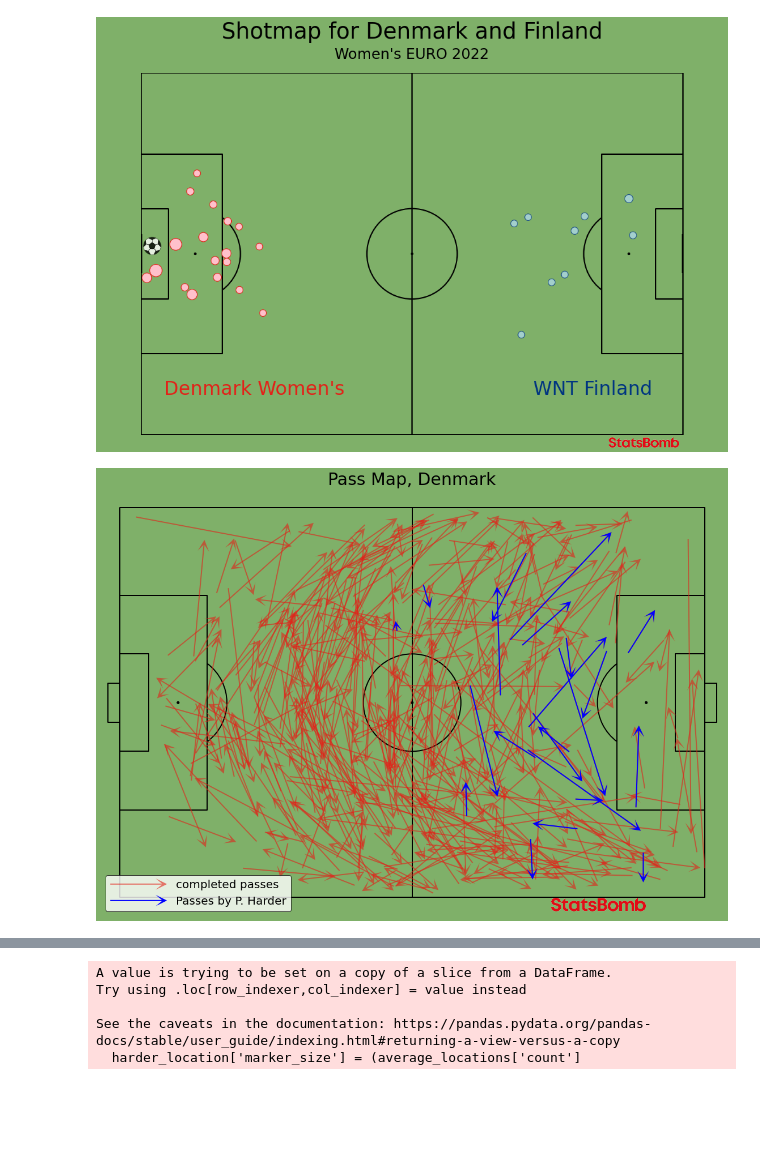
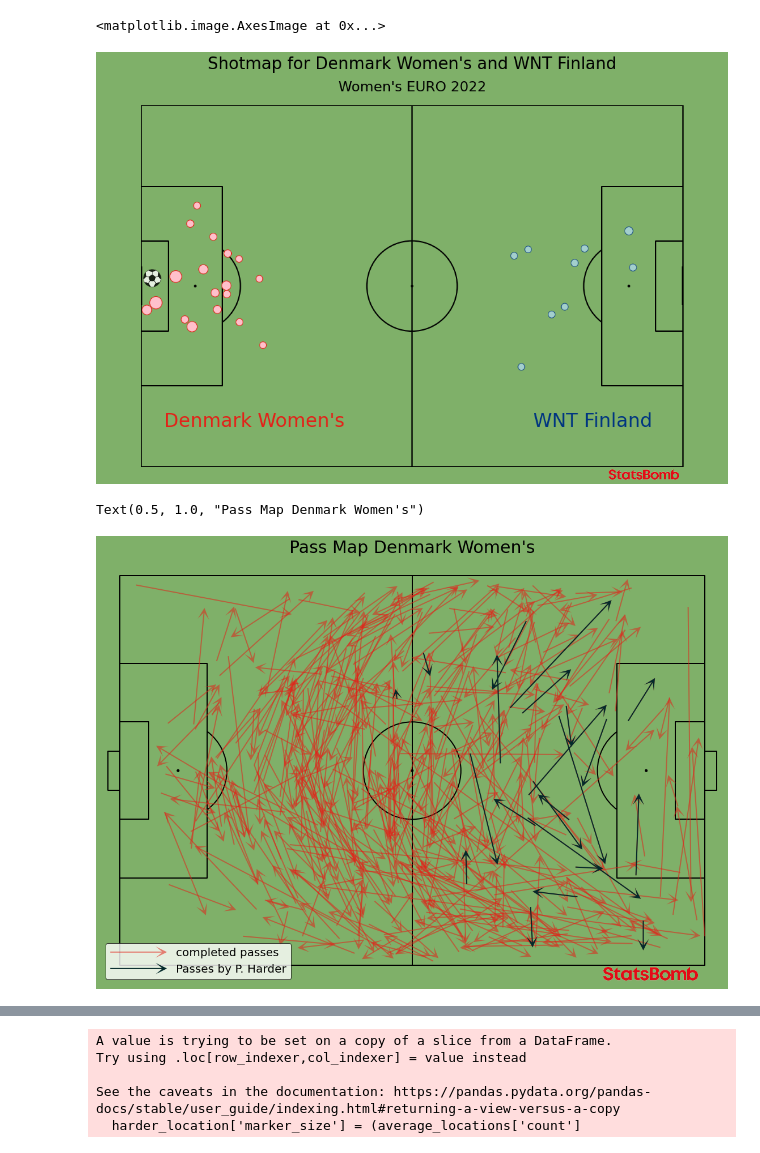
Before and after one commit to AugustSteff/Data-Analysis-in-football, a Jupyter notebook: Den v Fin_Analysis.ipynb, the cells around one changed output, grey strips where cells are left out. Saved outputs shown, nothing was run; the diff lists cells and outputs as text; code cells hidden in the pictures; blank space fills up the shorter version.

```diff
--- a/Den v Fin_Analysis.ipynb
+++ b/Den v Fin_Analysis.ipynb
@@ -48,7 +66,9 @@ for x in range(len(allshots["shot_statsbomb_xg"])):
            a_Xg.append(allshots["shot_statsbomb_xg"][x])
            a_min.append(allshots["minute"][x])
 
-
+    if allshots["shot_outcome"][x]=="Goal":
+           h_goals.append(allshots["shot_statsbomb_xg"][x])
+           h_min_goals.append(allshots["minute"][x])
 
 alast = round(a_cumulative[-1],2)
 hlast = round(h_cumulative[-1],2)
@@ -212,10 +224,10 @@ txt1 = axs['pitch'].text(x=25, y=10, s= hteam ,color=hteamColor,
 txt2 = axs['pitch'].text(x=100, y=10, s= ateam, color=ateamColor,
                          ha='center', va='center', fontsize=30)
 
-txt3 = axs['pitch'].text(60, 89, ("Shotmap for Denmark and Finland"), color=textColor,
-                  fontsize=35, ha='center', va='center')
+txt3 = axs['pitch'].text(60, 89, (f"Shotmap for {hteam} and {ateam}"), color=textColor,
+                  fontsize=26, ha='center', va='center')
 
-text4 = axs['pitch'].text(60, 84, "Women's EURO 2022", color= textColor, fontsize=23, ha='center', va='center')
+text4 = axs['pitch'].text(60, 84, tournament, color= textColor, fontsize=22, ha='center', va='center')
 
 ax3 = fig.add_axes([0.7, 0.050, 0.27, 0.02])
 ax3.axis('off')
@@ -223,20 +235,19 @@ ax3.imshow(im)
 
 #plt.savefig('viz/Shotmap, Denmark v Finland, full pitch', dpi=300, bbox_inches='tight')
 # %% [output]
+<matplotlib.image.AxesImage at 0x...>
-[figure, old version]
+[figure, new version]
 # %%
 pass_den = df[df.type == "Pass"]
 pass_den = pass_den[pass_den.team == hteam]
-pass_den = pass_den[pass_den["pass_type"]!="Kick Off"]
-pass_den = pass_den[pass_den["pass_type"]!="Goal Kick"]
-pass_den = pass_den[pass_den["pass_type"]!="Free Kick"]
-pass_den = pass_den[pass_den["pass_type"]!="Throw-in"]
-pass_den = pass_den[pass_den["pass_type"]!="Corner"]
-pass_den = pass_den[pass_den["pass_outcome"]!="Incomplete"]
-pass_den = pass_den[pass_den["pass_outcome"]!="Pass Offisde"]
-pass_den = pass_den[pass_den["pass_outcome"]!="Out"]
-pass_den = pass_den[pass_den["pass_outcome"]!="Unknown"]
-pass_den = pass_den[['team', 'player', "player_id", 'minute', 'second', 'location', "pass_type", "pass_outcome", "pass_end_location", "type", "pass_assisted_shot_id"]]
+pass_den = pass_den[(pass_den["pass_type"]!="Kick Off") & (pass_den["pass_type"]!="Goal Kick")
+                    & (pass_den["pass_type"]!="Free Kick") & (pass_den["pass_type"]!="Throw-in")
+                    & (pass_den["pass_type"]!="Corner") & (pass_den["pass_outcome"]!="Incomplete")
+                    & (pass_den["pass_outcome"]!="Pass Offisde") & (pass_den["pass_outcome"]!="Out")
+                    & (pass_den["pass_outcome"]!="Unknown")]
+
+pass_den = pass_den[['team', 'player', "player_id", 'minute', 'second', 'location', "pass_type", "pass_outcome",
+                     "pass_end_location", "type", "pass_assisted_shot_id"]]
 
 pass_den['x_start'] = pass_den.location.apply(lambda x: x[0])
 pass_den['y_start'] = pass_den.location.apply(lambda x: x[1])
@@ -247,10 +258,10 @@ pass_den = pass_den.drop('location', axis=1)
 pass_den = pass_den.drop('pass_end_location', axis=1)
 # %%
 passHarder = df[df["player"]== MVP]
-passHarder = passHarder[passHarder["type"]== "Pass"]
-passHarder = passHarder[passHarder["pass_outcome"]!="Incomplete"]
-passHarder = passHarder[passHarder["pass_outcome"]!="Out"]
-passHarder = passHarder[['team', 'player', "player_id", 'minute', 'second', 'location', "pass_type", "pass_outcome", "pass_end_location", "type"]]
+passHarder = passHarder[(passHarder["type"]== "Pass") & (passHarder["pass_outcome"]!="Incomplete")
+                        & (passHarder["pass_outcome"]!="Out")]
+passHarder = passHarder[['team', 'player', "player_id", 'minute', 'second', 'location', "pass_type", "pass_outcome",
+                         "pass_end_location", "type"]]
 
 passHarder['x_start'] = passHarder.location.apply(lambda x: x[0])
 passHarder['y_start'] = passHarder.location.apply(lambda x: x[1])
@@ -262,26 +273,27 @@ passHarder = passHarder.drop('pass_end_location', axis=1)
 # %%
 pitch = Pitch(pitch_type='statsbomb', pitch_color=pitchColor, line_color=linesColor, goal_type="box",)
 fig, ax = pitch.draw(figsize=(16, 11), constrained_layout=True, tight_layout=False)
 fig.set_facecolor(figColor)
 
 
 pitch.arrows(pass_den.x_start, pass_den.y_start,
              pass_den.x_end, pass_den.y_end, width=2,
-             headwidth=10, headlength=10, color= hteamColor, ax=ax, label='completed passes', alpha = .60)
+             headwidth=10, headlength=10, color= hteamColor, ax=ax, label='completed passes', alpha = .55)
 
 pitch.arrows(passHarder.x_start, passHarder.y_start,
              passHarder.x_end, passHarder.y_end, width=2,
-             headwidth=10, headlength=10, color='Blue', ax=ax, label='Passes by P. Harder', alpha = 1)
+             headwidth=10, headlength=10, color='#042A2B', ax=ax, label='Passes by P. Harder', alpha = 1)
 
 
 ax.legend(facecolor='white', handlelength=5, edgecolor='black', fontsize=20, loc='lower left')
 
-ax3 = fig.add_axes([0.65, 0.016, 0.27, 0.03])
+ax3 = fig.add_axes([0.73, 0.014, 0.27, 0.03])
 ax3.axis('off')
 ax3.imshow(im)
 
-ax.set_title("Pass Map, Denmark", fontsize=30, color=textColor)
+ax.set_title(f"Pass Map {hteam}", fontsize=30, color=textColor)
 
 #plt.savefig('viz/Pass Map Denmark', dpi=300, bbox_inches='tight')
 # %% [output]
+Text(0.5, 1.0, "Pass Map Denmark Women's")
-[figure, old version]
+[figure, new version]
```
Also changed, not shown: parts of 25 cells of this notebook.
